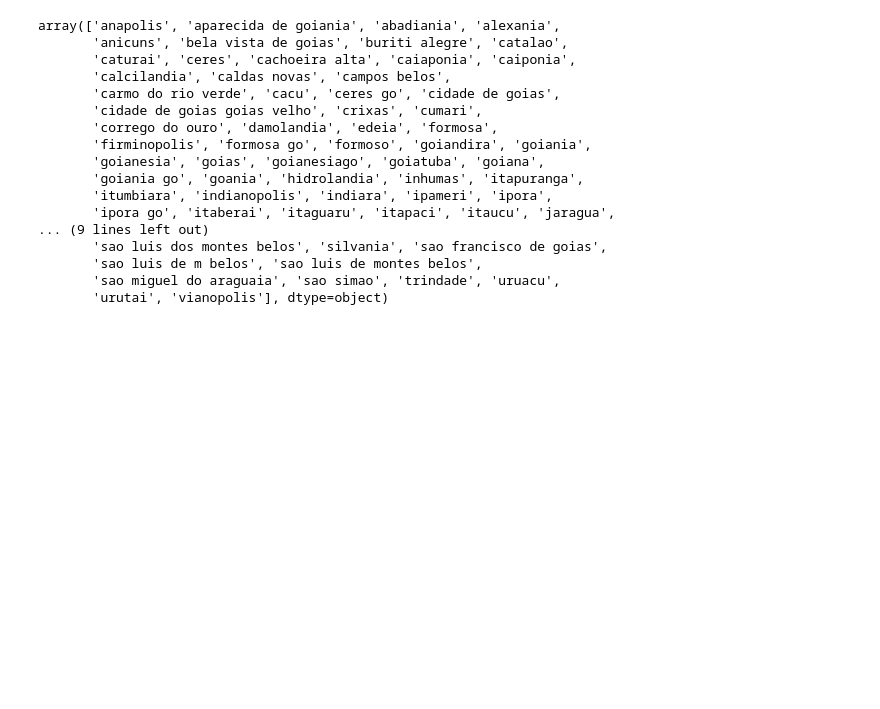
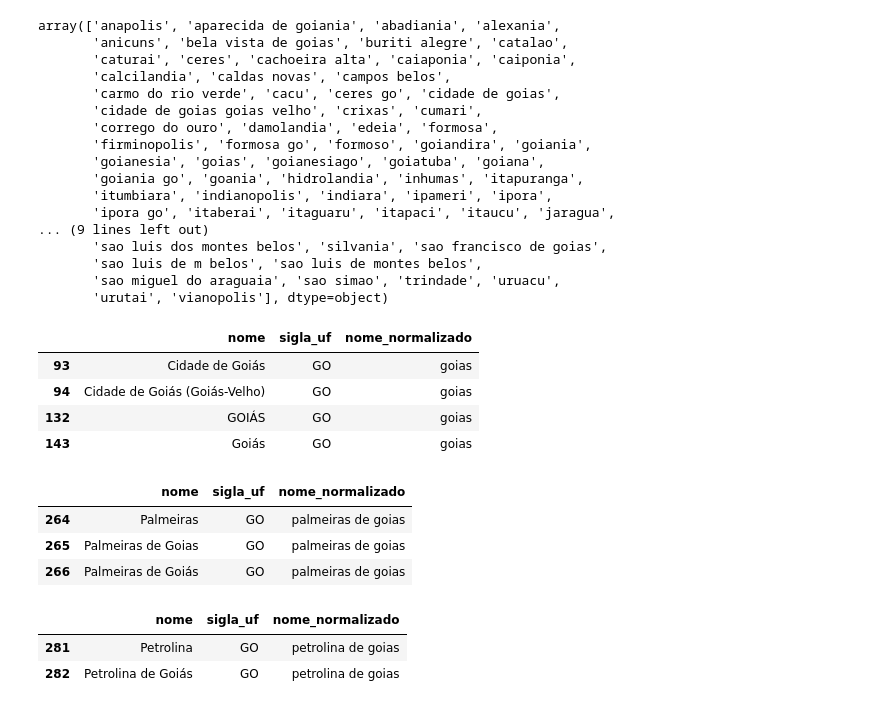
Before and after one commit to marcelsby/tcc-ifg-kg, a Jupyter notebook: notebooks/ifg_produz/Preprocessing UFs e Cidades.ipynb, the cells around one changed output. Drawn from its saved outputs; the diff is of its cells as text; code cells hidden in the pictures; blank space fills up the shorter version.

```diff
--- a/notebooks/ifg_produz/Preprocessing UFs e Cidades.ipynb
+++ b/notebooks/ifg_produz/Preprocessing UFs e Cidades.ipynb
@@ -1174,6 +1194,41 @@ array(['anapolis', 'aparecida de goiania', 'abadiania', 'alexania',
        'sao luis de m belos', 'sao luis de montes belos',
        'sao miguel do araguaia', 'sao simao', 'trindade', 'uruacu',
        'urutai', 'vianopolis'], dtype=object)
+# %%
+cidades_go.loc[:, 'nome_normalizado'] = cidades_go['nome_normalizado'].replace(' go$', '', regex=True)
+# %%
+cidade_goias = cidades_go[cidades_go['nome_normalizado'].str.contains('cidade de goias')]
+
+cidades_go.loc[cidade_goias.index, 'nome_normalizado'] = 'goias'
+
+cidades_go[cidades_go['nome_normalizado'] == 'goias']
+# %% [output]
+|  | nome | sigla_uf | nome_normalizado |
+| 93 | Cidade de Goiás | GO | goias |
+| 94 | Cidade de Goiás (Goiás-Velho) | GO | goias |
+| 132 | GOIÁS | GO | goias |
+| 143 | Goiás | GO | goias |
+# %%
+cidade_goias = cidades_go[cidades_go['nome_normalizado'].str.contains('palmeiras')]
+
+cidades_go.loc[cidade_goias.index, 'nome_normalizado'] = 'palmeiras de goias'
+
+cidades_go[cidades_go['nome_normalizado'] == 'palmeiras de goias']
+# %% [output]
+|  | nome | sigla_uf | nome_normalizado |
+| 264 | Palmeiras | GO | palmeiras de goias |
+| 265 | Palmeiras de Goias | GO | palmeiras de goias |
+| 266 | Palmeiras de Goiás | GO | palmeiras de goias |
+# %%
+cidade_petrolina = cidades_go[cidades_go['nome_normalizado'].str.contains('petrolina')]
+
+cidades_go.loc[cidade_petrolina.index, 'nome_normalizado'] = 'petrolina de goias'
+
+cidades_go[cidades_go['nome_normalizado'].str.contains('petrolina')]
+# %% [output]
+|  | nome | sigla_uf | nome_normalizado |
+| 281 | Petrolina | GO | petrolina de goias |
+| 282 | Petrolina de Goiás | GO | petrolina de goias |
 # %%
 cidades_go = cidades_go.drop(cidades_go[cidades_go['nome_normalizado'].isin(['indianopolis', 'porto nacional'])].index)
 # %%
```
Also changed, not shown: parts of 31 cells of this notebook, 1 other file.
